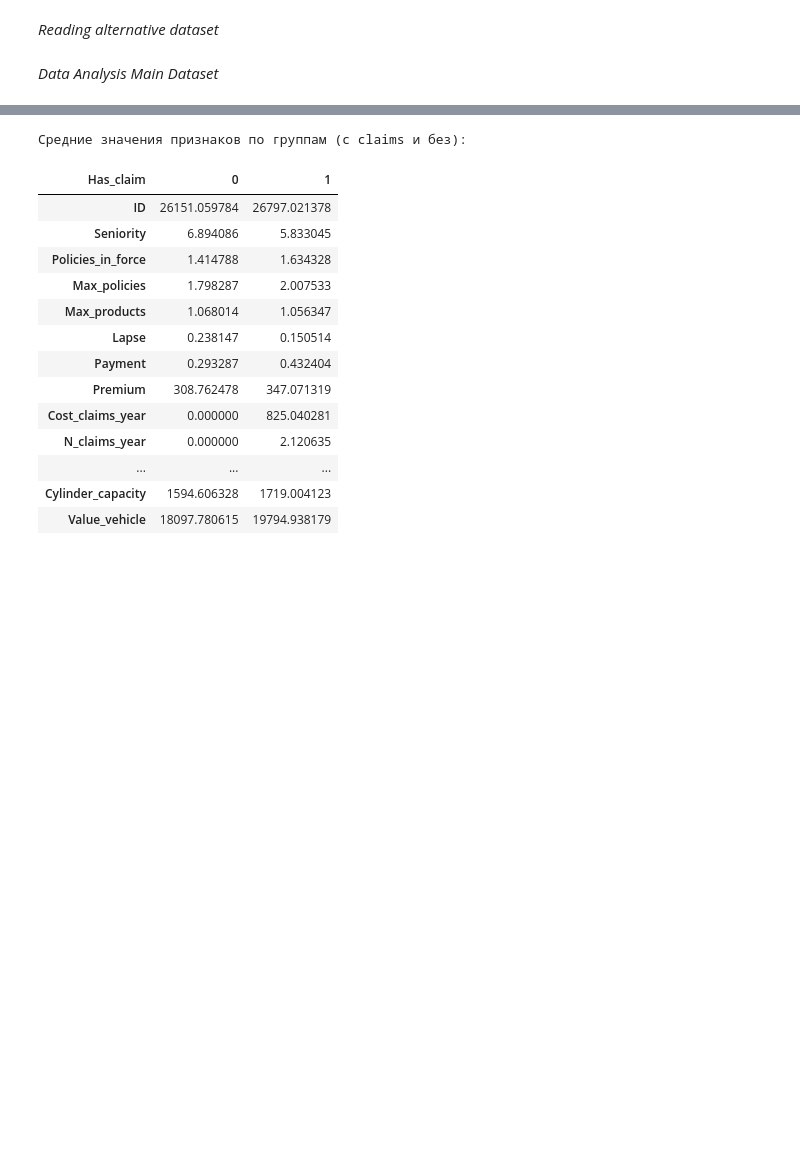
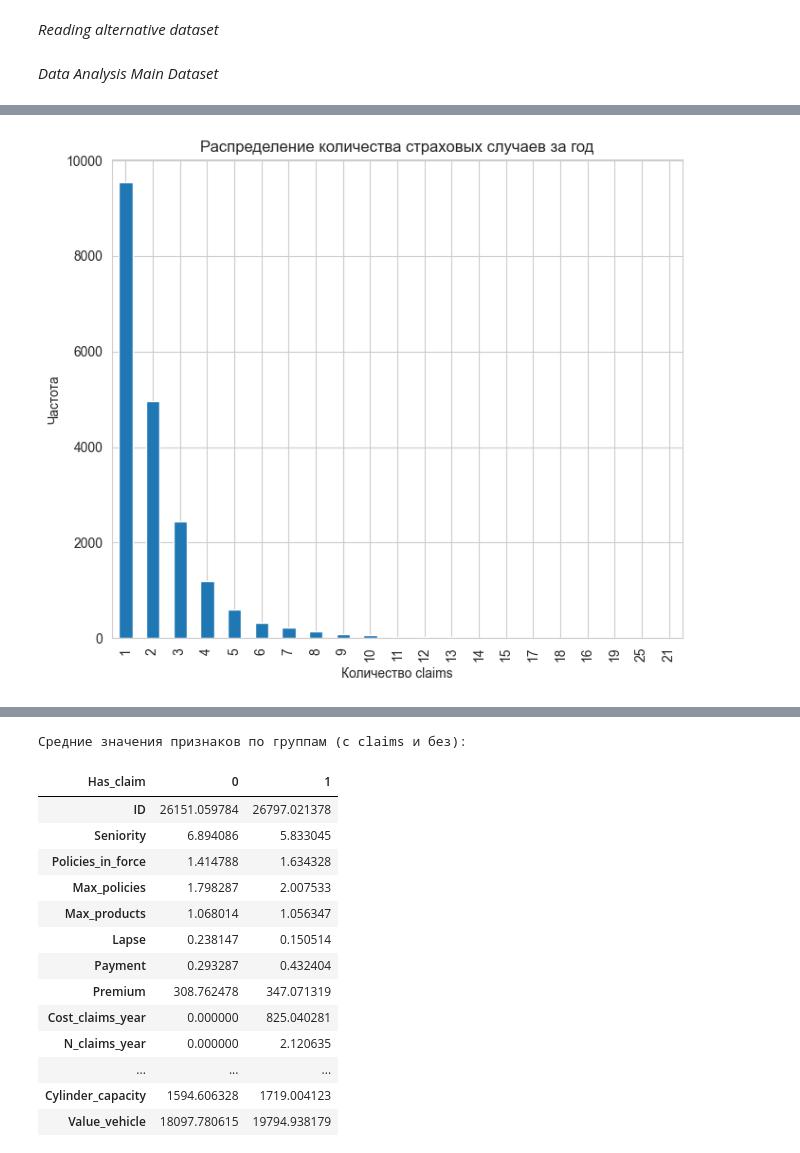
Before and after one commit to topskier/data_science, a Jupyter notebook: SpbStu/diploma_polytech/code/dataSetPreview.ipynb, the cells around one changed output, grey strips where cells are left out. Drawn from its saved outputs; the diff is of its cells as text; code cells hidden in the pictures; blank space fills up the shorter version.

```diff
--- a/SpbStu/diploma_polytech/code/dataSetPreview.ipynb
+++ b/SpbStu/diploma_polytech/code/dataSetPreview.ipynb
@@ -115 +121,16 @@ display(missing_df[missing_df['Количество пропусков'] > 0])
+# %%
+sns.set_style("whitegrid")
+plt.rcParams['figure.figsize'] = (6, 4)
+# 3. Анализ целевых переменных
+fig, axes = plt.subplots(1, 1, figsize=(7, 6))
+# Распределение количества страховых случаев за год
+claim_data= data[data['N_claims_year'] > 0]
+claim_data['N_claims_year'].value_counts().plot(kind='bar', ax=axes)
+axes.set_title('Распределение количества страховых случаев за год')
+axes.set_xlabel('Количество claims')
+axes.set_ylabel('Частота')
+plt.tight_layout()
+plt.show()
+# %% [output]
+[figure, added]
 # %%
```
Also changed, not shown: parts of 12 cells of this notebook, 10 other files.
